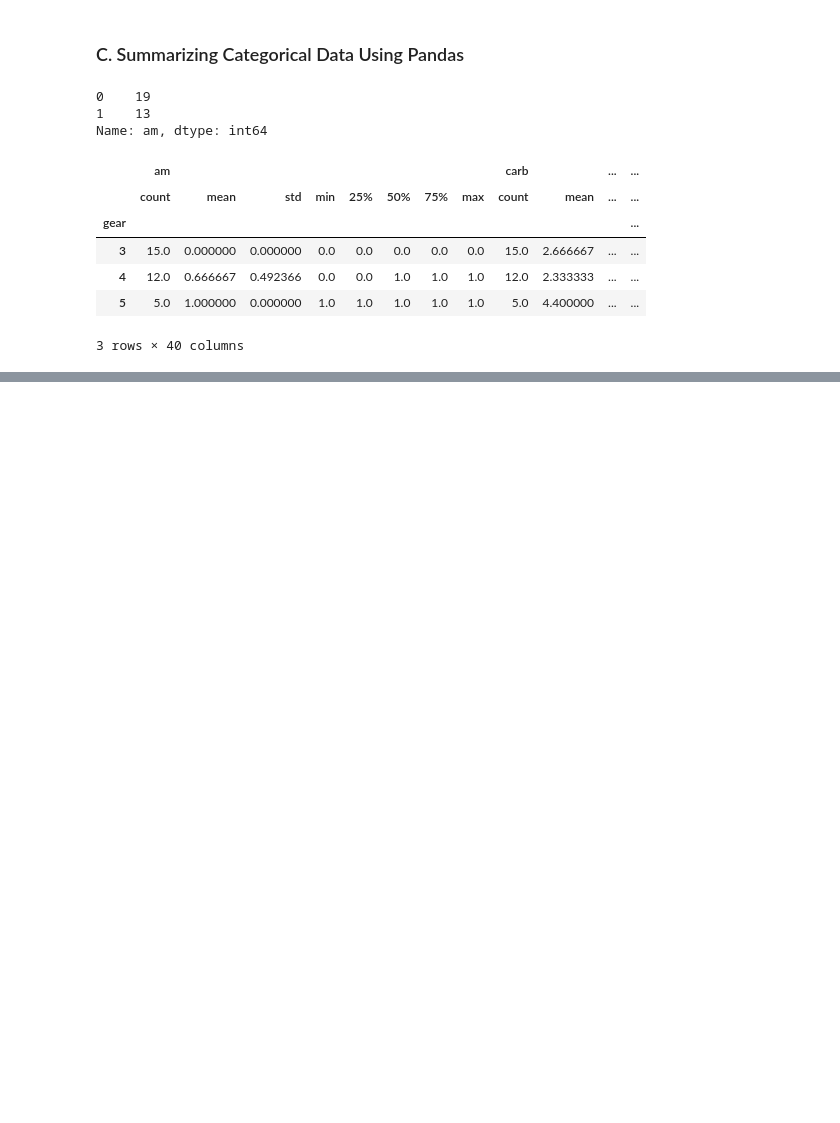
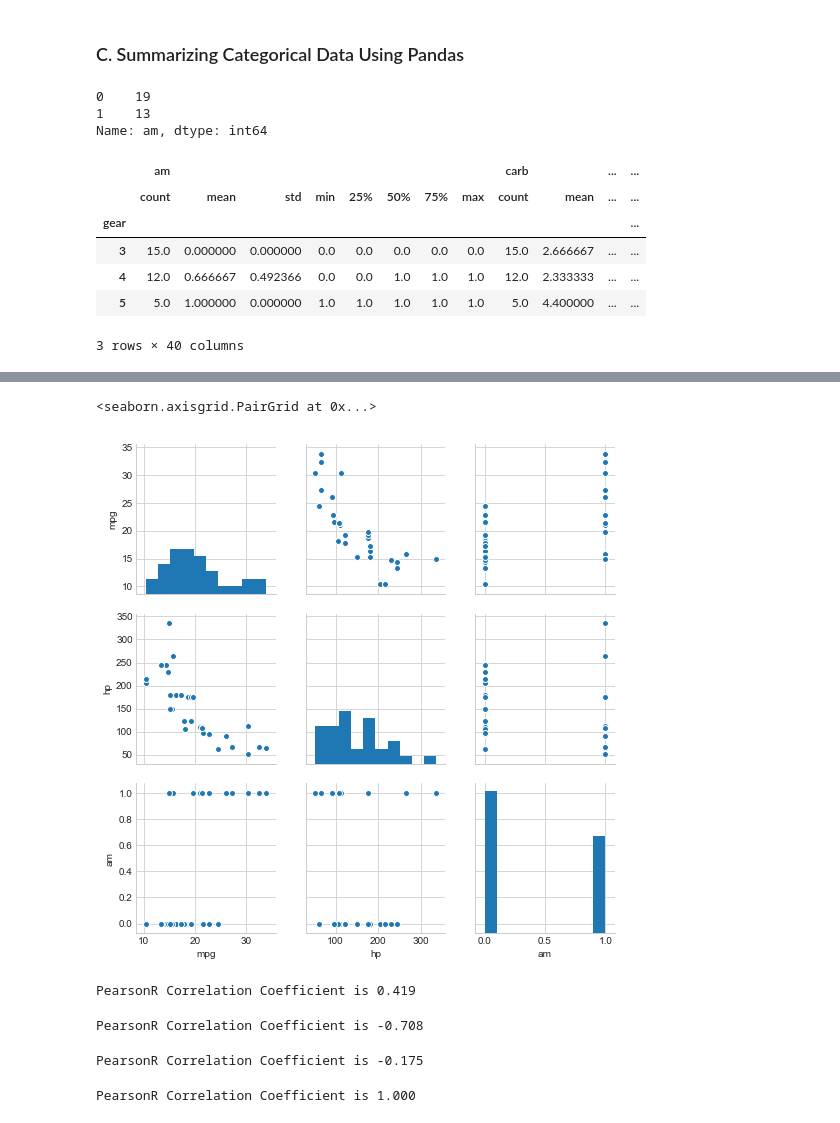
Before and after one commit to ArthurEzenwanne/python-learning, a Jupyter notebook: Lesson-3-Practice.ipynb, the cells around one changed output, grey strips where cells are left out. Cells and saved outputs as stored; diff of their text form; code cells hidden in the pictures; blank space fills up the shorter version.

```diff
--- a/Lesson-3-Practice.ipynb
+++ b/Lesson-3-Practice.ipynb
@@ -285,0 +300,32 @@ car_grp.describe()
+# %%
+sm_data_cars = data_cars[['mpg', 'hp','am']]
+sb.pairplot(sm_data_cars)
+# %% [output]
+<seaborn.axisgrid.PairGrid at 0x...>
+[figure, added]
+# %%
+#Using scipy to calculate the Pearson correlation coefficient
+mpg = data_cars['mpg']
+hp = data_cars['hp']
+qsec = data_cars['qsec']
+wt = data_cars['wt']
+
+pearsonr_coff, p_value = pearsonr(qsec, mpg)
+print ('PearsonR Correlation Coefficient is %0.3f' % (pearsonr_coff))
+# %% [output]
+PearsonR Correlation Coefficient is 0.419
+# %%
+pearsonr_coff, p_value = pearsonr(qsec, hp)
+print ('PearsonR Correlation Coefficient is %0.3f' % (pearsonr_coff))
+# %% [output]
+PearsonR Correlation Coefficient is -0.708
+# %%
+pearsonr_coff, p_value = pearsonr(qsec, wt)
+print ('PearsonR Correlation Coefficient is %0.3f' % (pearsonr_coff))
+# %% [output]
+PearsonR Correlation Coefficient is -0.175
+# %%
+pearsonr_coff, p_value = pearsonr(qsec, qsec)
+print ('PearsonR Correlation Coefficient is %0.3f' % (pearsonr_coff))
+# %% [output]
+PearsonR Correlation Coefficient is 1.000
```
Also changed, not shown: parts of 7 cells of this notebook.
